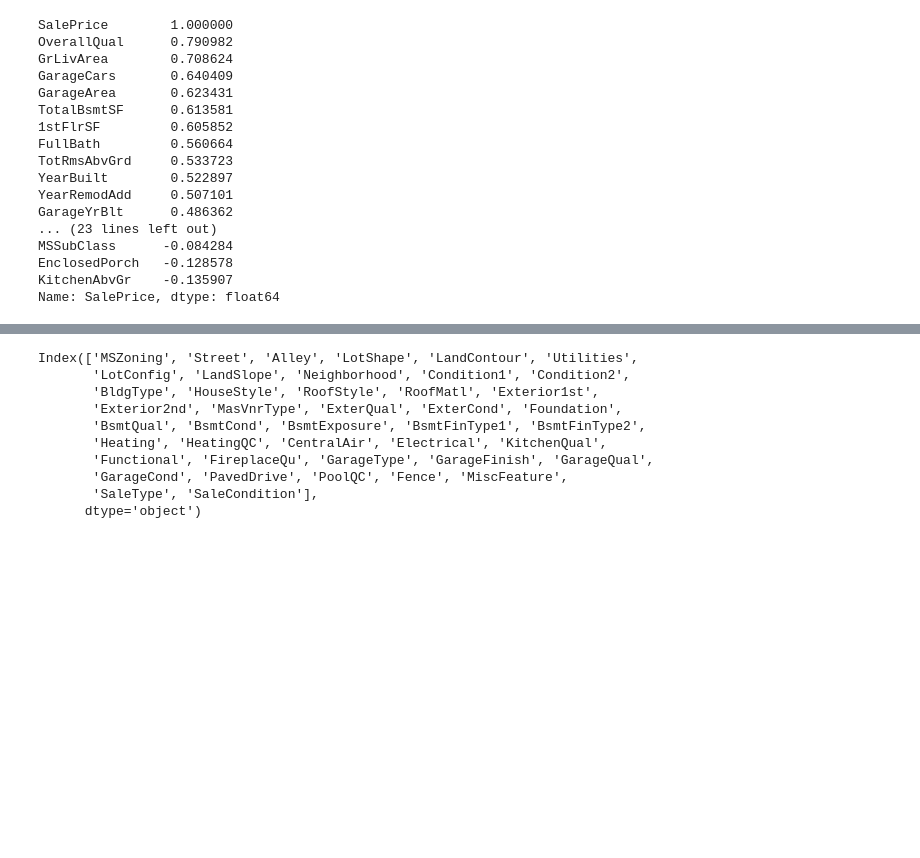
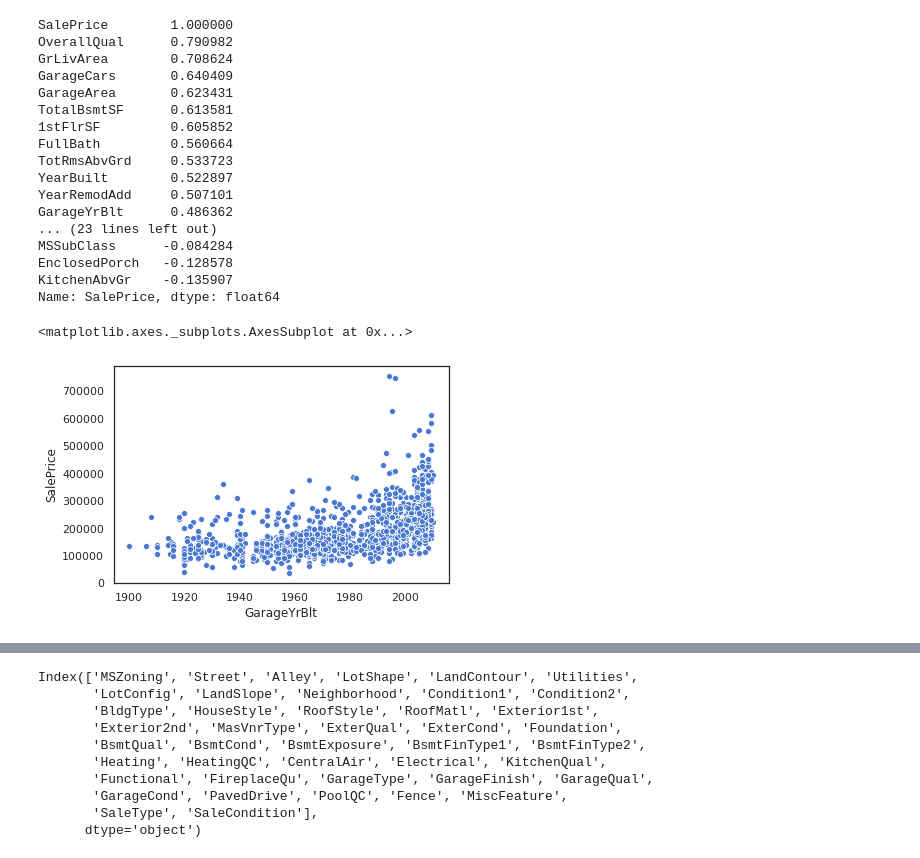
Before and after one commit to nilberthsouza/HousePricingPredict, a Jupyter notebook: Predict House Price and EDA.ipynb, the cells around one changed output, grey strips where cells are left out. Saved outputs shown, nothing was run; the diff lists cells and outputs as text; code cells hidden in the pictures; blank space fills up the shorter version.

```diff
--- a/Predict House Price and EDA.ipynb
+++ b/Predict House Price and EDA.ipynb
@@ -179,3 +187,8 @@ MSSubClass      -0.084284
 EnclosedPorch   -0.128578
 KitchenAbvGr    -0.135907
 Name: SalePrice, dtype: float64
+# %%
+sns.scatterplot(train["GarageYrBlt"],train["SalePrice"])
+# %% [output]
+<matplotlib.axes._subplots.AxesSubplot at 0x...>
+[figure, added]
```
Also changed, not shown: parts of 18 cells of this notebook.
